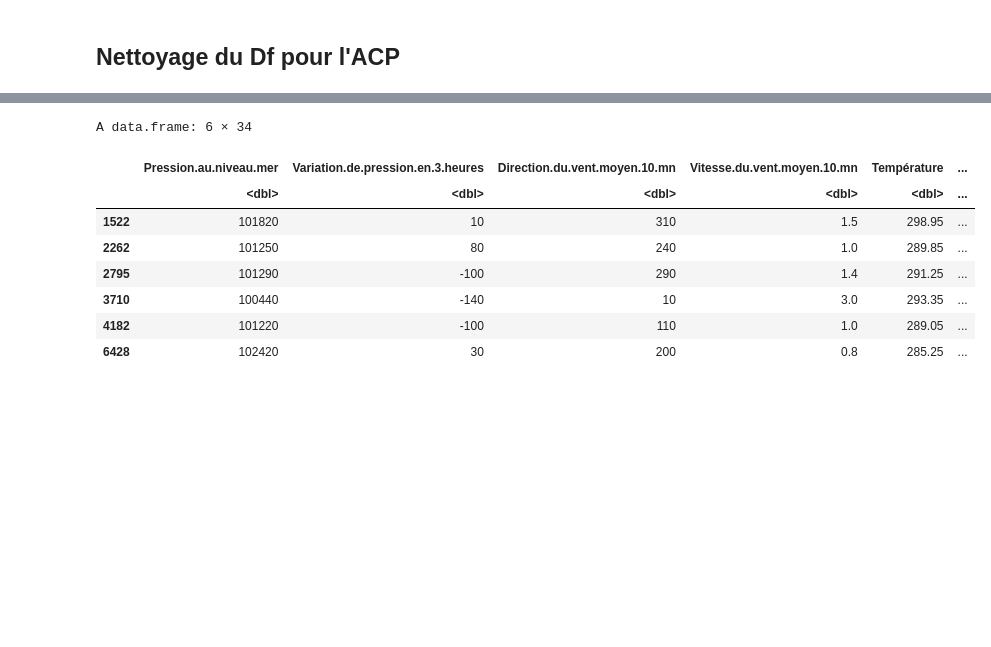
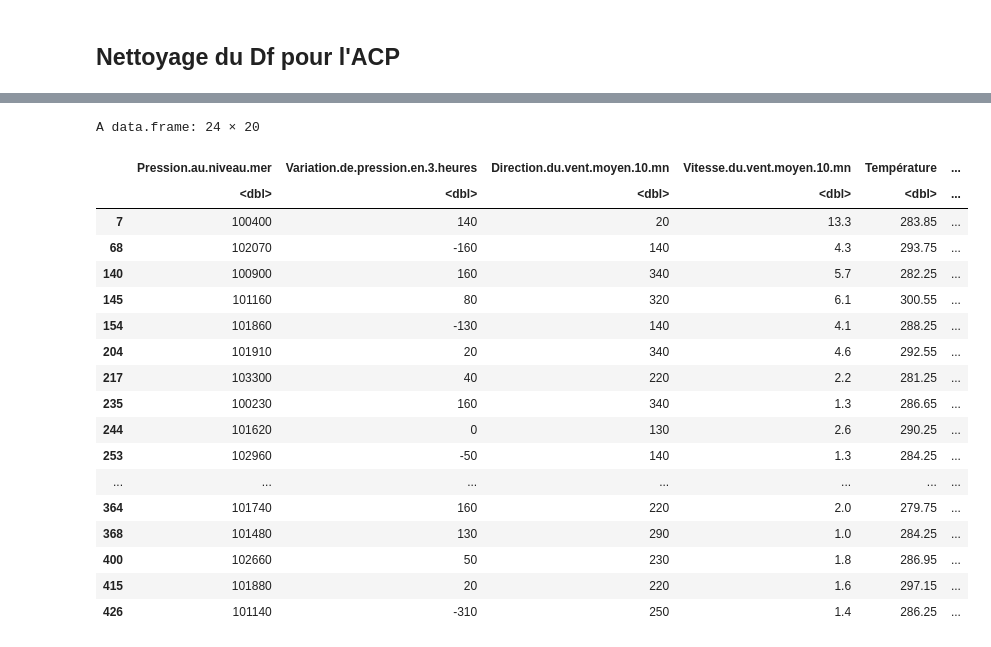
Before and after one commit to thomasdepic/SDD-BE-meteo, a Jupyter notebook: questions/5_ACP.ipynb, the cells around one changed output, grey strips where cells are left out. Drawn from its saved outputs; the diff is of its cells as text; code cells hidden in the pictures; blank space fills up the shorter version.

Commit message:
Made ACP cleaning more robust

```diff
--- a/questions/5_ACP.ipynb
+++ b/questions/5_ACP.ipynb
@@ -52,7 +93,8 @@ clean_for_acp <- function(df,
                             "Nébulosité.couche.nuageuse.3",
                             "Nébulosité.couche.nuageuse.4",
                             "Etat.du.sol",
-                            "Periode.de.mesure.de.la.neige.fraiche"
+                            "Periode.de.mesure.de.la.neige.fraiche",
+                            "Periode.de.mesure.de.la.rafale"
                             ),
                           other_cols = c()) {
   cat("Columns before cleaning:", colnames(df), "\n")
@@ -97,12 +139,12 @@ clean_for_acp <- function(df,
   cat("Data Frame Size after NA removal:", dim(df), "\n")
 
   # Remove constant columns
-  # const_columns <- sapply(df, function(x) length(unique(x)) == 1)
-  # df_noConst <- df[, !const_columns]
-  # cat("Removed constant columns:", setdiff(colnames(df), colnames(df_noConst)), "\n")
-  # df <- df_noConst
-  # cat("Columns after removing constant columns:", colnames(df), "\n")
-  # cat("Data Frame Size:", dim(df), "\n")
+  const_columns <- sapply(df, function(x) length(unique(x)) == 1)
+  df_noConst <- df[, !const_columns]
+  cat("Removed constant columns:", setdiff(colnames(df), colnames(df_noConst)), "\n")
+  df <- df_noConst
+  cat("Columns after removing constant columns:", colnames(df), "\n")
+  cat("Data Frame Size:", dim(df), "\n")
 
   cat("Remaining columns:", colnames(df), "\n")
 
@@ -110,6 +152,31 @@ clean_for_acp <- function(df,
 }
 
 # Usage:
-data_for_acp <- clean_for_acp(data_20_stations, other_cols = c("Rafales.sur.une.période"))
+data_for_acp <- clean_for_acp(data_20_stations, other_cols = c(
+                                                              "Rafales.sur.une.période",
+                                                              "Température.minimale.sur.12.heures",
+                                                              "Température.maximale.sur.12.heures",
+                                                              "Température.minimale.sur.24.heures",
+                                                              "Température.maximale.sur.24.heures",
+                                                              "Température.minimale.sur.12.heures...C.",
+                                                              "Température.maximale.sur.12.heures...C.",
+                                                              "Température.minimale.sur.24.heures...C.",
+                                                              "Température.maximale.sur.24.heures...C.",
+                                                              "Hauteur.de.base.1",
+                                                              "Hauteur.de.base.2",
+                                                              "Hauteur.de.base.3",
+                                                              "Hauteur.de.base.4",
+                                                              "Niveau.barométrique",
+                                                              "Géopotentiel",
+                                                              "Précipitations.dans.la.dernière.heure",
+                                                              "Précipitations.dans.les.3.dernières.heures",
+                                                              "Précipitations.dans.les.6.dernières.heures",
+                                                              "Précipitations.dans.les.12.dernières.heures",
+                                                              "Précipitations.dans.les.24.dernières.heures"
+                                                              ))
+
+head(data_for_acp, 24)
+
+# le SEUL ID bien pour temp min 24: 7791
 # %% [output]
 Columns before cleaning: ID.OMM.station Date Pression.au.niveau.mer Variation.de.pression.en.3.heures Type.de.tendance.barométrique Direction.du.vent.moyen.10.mn Vitesse.du.vent.moyen.10.mn Températur ...
@@ -132,16 +221,26 @@ Remaining columns: Pression.au.niveau.mer Variation.de.pression.en.3.heures Dire
 # %%
 # Eventuellement regarder ici les valeurs des colonnes
-head(data_for_acp)
+head(data_for_acp, 24)
 # %% [output]
-A data.frame: 6 × 34
+A data.frame: 24 × 20
 |  | Pression.au.niveau.mer | Variation.de.pression.en.3.heures | Direction.du.vent.moyen.10.mn | Vitesse.du.vent.moyen.10.mn | Température | ... |
 |  | <dbl> | <dbl> | <dbl> | <dbl> | <dbl> | ... |
-| 1522 | 101820 | 10 | 310 | 1.5 | 298.95 | ... |
-| 2262 | 101250 | 80 | 240 | 1.0 | 289.85 | ... |
-| 2795 | 101290 | -100 | 290 | 1.4 | 291.25 | ... |
-| 3710 | 100440 | -140 | 10 | 3.0 | 293.35 | ... |
-| 4182 | 101220 | -100 | 110 | 1.0 | 289.05 | ... |
-| 6428 | 102420 | 30 | 200 | 0.8 | 285.25 | ... |
+| 7 | 100400 | 140 | 20 | 13.3 | 283.85 | ... |
+| 68 | 102070 | -160 | 140 | 4.3 | 293.75 | ... |
+| 140 | 100900 | 160 | 340 | 5.7 | 282.25 | ... |
+| 145 | 101160 | 80 | 320 | 6.1 | 300.55 | ... |
+| 154 | 101860 | -130 | 140 | 4.1 | 288.25 | ... |
+| 204 | 101910 | 20 | 340 | 4.6 | 292.55 | ... |
+| 217 | 103300 | 40 | 220 | 2.2 | 281.25 | ... |
+| 235 | 100230 | 160 | 340 | 1.3 | 286.65 | ... |
+| 244 | 101620 | 0 | 130 | 2.6 | 290.25 | ... |
+| 253 | 102960 | -50 | 140 | 1.3 | 284.25 | ... |
+| ... | ... | ... | ... | ... | ... | ... |
+| 364 | 101740 | 160 | 220 | 2.0 | 279.75 | ... |
+| 368 | 101480 | 130 | 290 | 1.0 | 284.25 | ... |
+| 400 | 102660 | 50 | 230 | 1.8 | 286.95 | ... |
+| 415 | 101880 | 20 | 220 | 1.6 | 297.15 | ... |
+| 426 | 101140 | -310 | 250 | 1.4 | 286.25 | ... |
 # %%
 # Décomposer le DF selon plusieurs bases de temps
 
```
Also changed, not shown: parts of 5 cells of this notebook.
